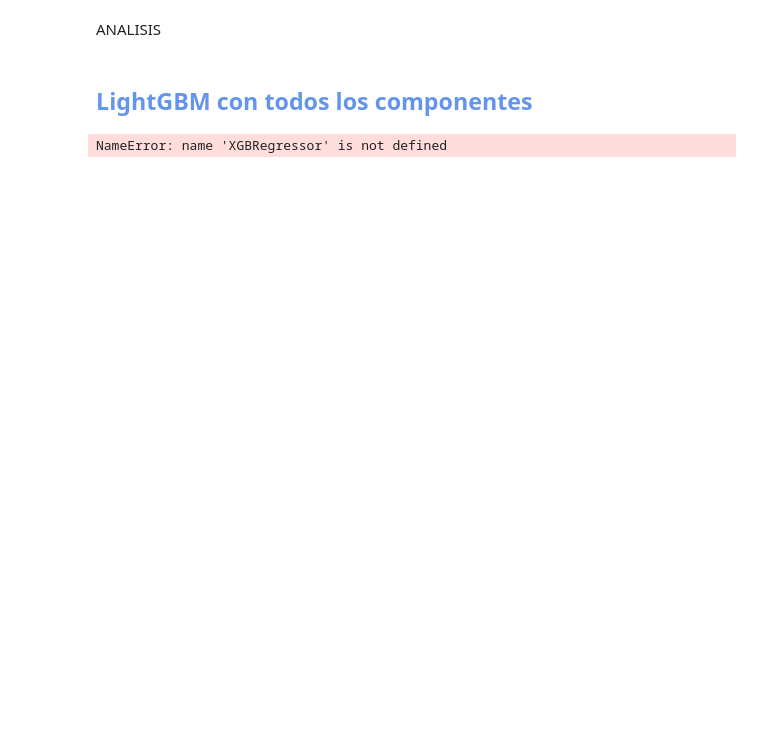
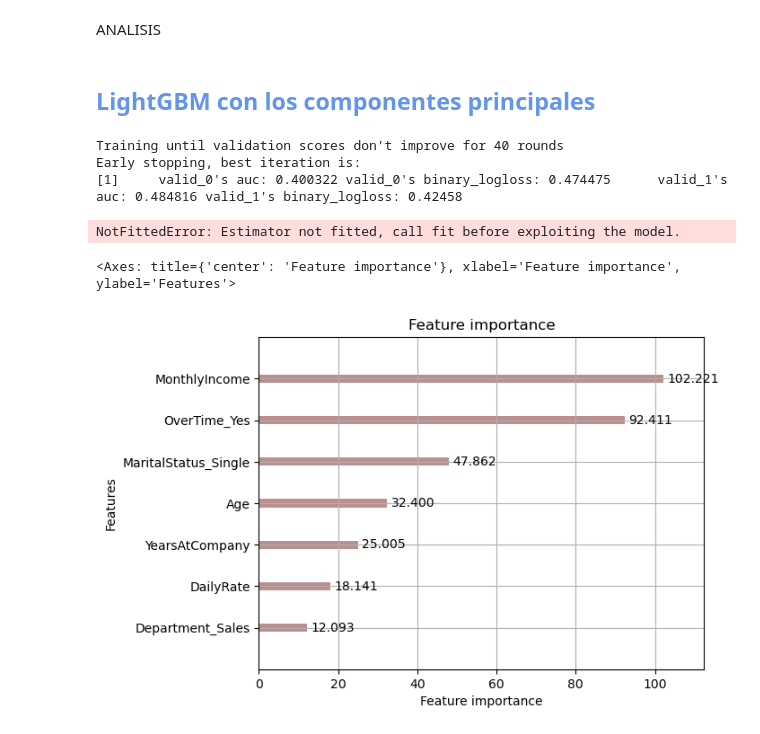
Before and after one commit to arantzaghg/lab_aprendizaje_estadistico, a Jupyter notebook: Examen 4- Arantza Gomez Haro Gamboa.ipynb, the cells around one changed output. Drawn from its saved outputs; the diff is of its cells as text; code cells hidden in the pictures; blank space fills up the shorter version.

```diff
--- a/Examen 4- Arantza Gomez Haro Gamboa.ipynb
+++ b/Examen 4- Arantza Gomez Haro Gamboa.ipynb
@@ -188,24 +190,36 @@ shap.summary_plot(shap_values, X_shap, plot_type="dot")
 # %% [markdown]
 ANALISIS
 # %% [markdown]
-## <font color='cornflowerblue'> LightGBM con todos los componentes
+## <font color='cornflowerblue'> LightGBM con los componentes principales
 # %%
 x_train_c = x_components.loc[X_train.index]
 x_test_c = x_components.loc[X_test.index]
 # %%
-model = XGBRegressor(
-    n_estimators=10_000,
-    max_depth=5,
-    learning_rate=0.01,
-    reg_lambda=0.5,
-    subsample=0.5,
-    colsample_bytree=0.8,
-    eval_metric='rmse',
-    early_stopping_rounds=1000,
+model_c = LGBMClassifier(
+    n_estimators=100_000,
+    num_leaves=10,
+    learning_rate=0.1,
+    max_depth=6,
+    lambda_l2=0.1,
+    subsample=0.8,
+    feature_fraction=0.8,
+    verbosity=-1
 )
 
-model.fit(x_train_c, y_train,
-          eval_set=[(x_train_c, y_train), (x_test_c, y_test)],
-          verbose=500)
+model.fit(X_train, y_train, eval_set=[(x_train_c, y_train), (x_test_c, y_test)],
+          eval_metric='auc',
+          callbacks=[early_stopping(40),
+                     log_evaluation(100)])
+
+predicciones_lgbm_c = model_c.predict_proba(x_test_c)[:,1]
+auc_lgbm_c = roc_auc_score(y_test, predicciones_lgbm_c)
 # %% [output]
-NameError: name 'XGBRegressor' is not defined
+Training until validation scores don't improve for 40 rounds
+Early stopping, best iteration is:
+[1]     valid_0's auc: 0.400322 valid_0's binary_logloss: 0.474475      valid_1's auc: 0.484816 valid_1's binary_logloss: 0.42458
+NotFittedError: Estimator not fitted, call fit before exploiting the model.
+# %%
+lgb.plot_importance(model, max_num_features = 10, importance_type='gain', color = 'rosybrown')
+# %% [output]
+<Axes: title={'center': 'Feature importance'}, xlabel='Feature importance', ylabel='Features'>
+[figure, added]
```
Also changed, not shown: parts of 3 cells of this notebook.
